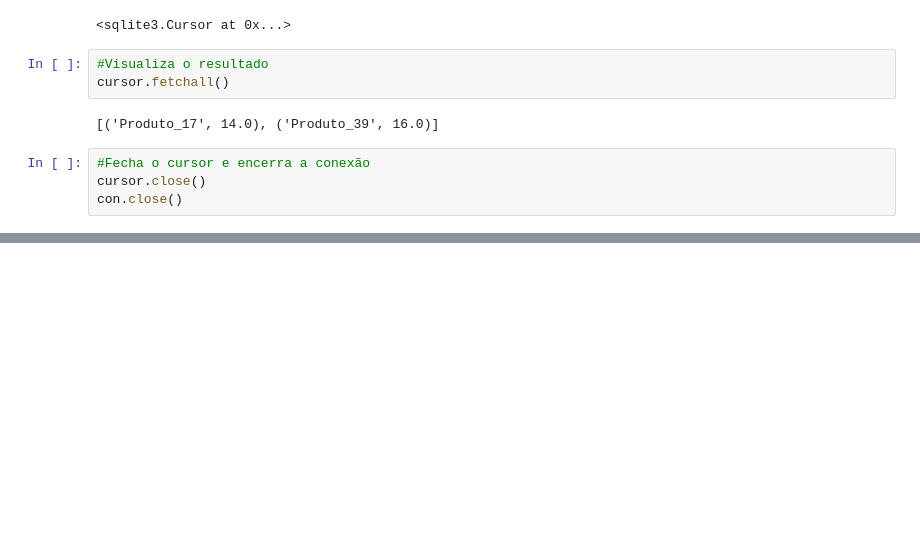
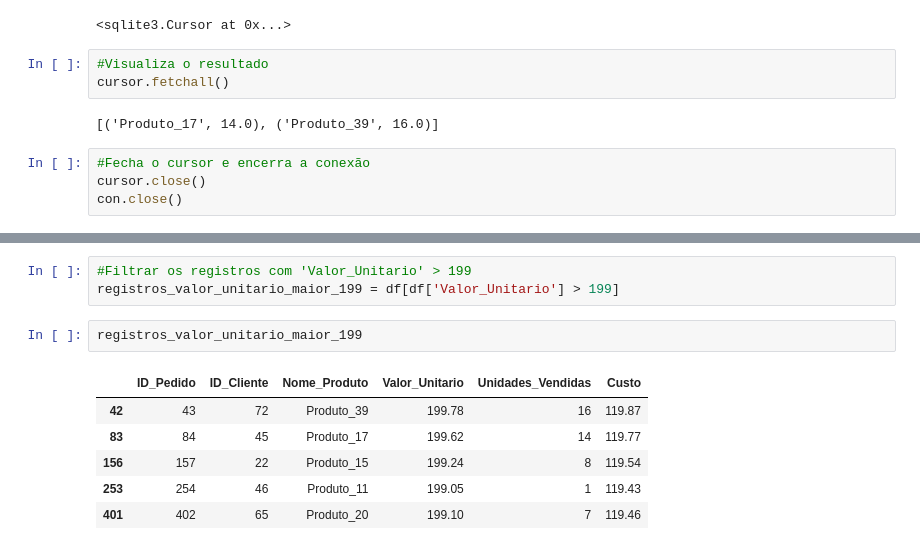
Before and after one commit to leandroclv/DSA_Python, a Jupyter notebook: SQL/SQL_Python.ipynb, the cells around one changed output, grey strips where cells are left out. Drawn from its saved outputs; the diff is of its cells as text; blank space fills up the shorter version.

```diff
--- a/SQL/SQL_Python.ipynb
+++ b/SQL/SQL_Python.ipynb
@@ -146,0 +236,12 @@ con.close()
+# %%
+#Filtrar os registros com 'Valor_Unitario' > 199
+registros_valor_unitario_maior_199 = df[df['Valor_Unitario'] > 199]
+# %%
+registros_valor_unitario_maior_199
+# %% [output]
+|  | ID_Pedido | ID_Cliente | Nome_Produto | Valor_Unitario | Unidades_Vendidas | Custo |
+| 42 | 43 | 72 | Produto_39 | 199.78 | 16 | 119.87 |
+| 83 | 84 | 45 | Produto_17 | 199.62 | 14 | 119.77 |
+| 156 | 157 | 22 | Produto_15 | 199.24 | 8 | 119.54 |
+| 253 | 254 | 46 | Produto_11 | 199.05 | 1 | 119.43 |
+| 401 | 402 | 65 | Produto_20 | 199.10 | 7 | 119.46 |
```
Also changed, not shown: parts of 17 cells of this notebook, 2 other files.
